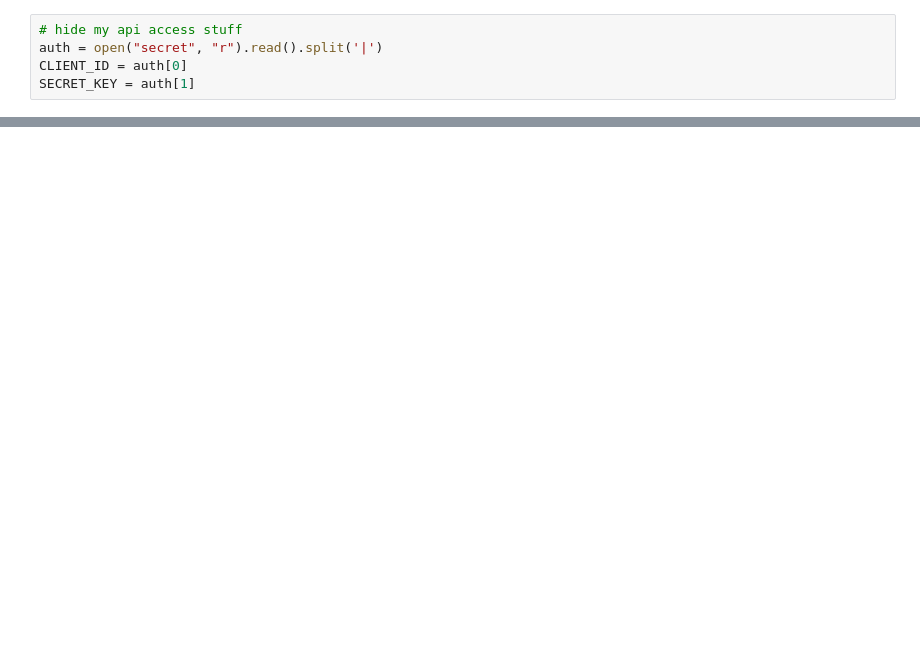
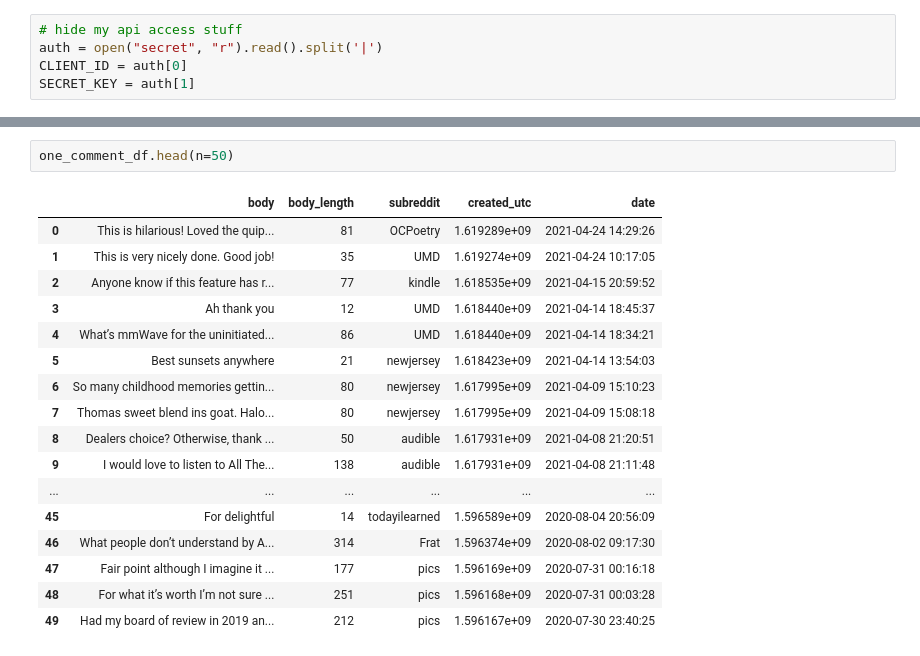
Before and after one commit to ariqbailey/ariqbailey.github.io, a Jupyter notebook: reddit-common-interests/Final_Project.ipynb, the cells around one changed output, grey strips where cells are left out. Drawn from its saved outputs; the diff is of its cells as text; blank space fills up the shorter version.

```diff
--- a/reddit-common-interests/Final_Project.ipynb
+++ b/reddit-common-interests/Final_Project.ipynb
@@ -78,0 +54,20 @@ one_post_df.head()
+# %%
+one_comment_df.head(n=50)
+# %% [output]
+|  | body | body_length | subreddit | created_utc | date |
+| 0 | This is hilarious! Loved the quip... | 81 | OCPoetry | 1.619289e+09 | 2021-04-24 14:29:26 |
+| 1 | This is very nicely done. Good job! | 35 | UMD | 1.619274e+09 | 2021-04-24 10:17:05 |
+| 2 | Anyone know if this feature has r... | 77 | kindle | 1.618535e+09 | 2021-04-15 20:59:52 |
+| 3 | Ah thank you | 12 | UMD | 1.618440e+09 | 2021-04-14 18:45:37 |
+| 4 | What’s mmWave for the uninitiated... | 86 | UMD | 1.618440e+09 | 2021-04-14 18:34:21 |
+| 5 | Best sunsets anywhere | 21 | newjersey | 1.618423e+09 | 2021-04-14 13:54:03 |
+| 6 | So many childhood memories gettin... | 80 | newjersey | 1.617995e+09 | 2021-04-09 15:10:23 |
+| 7 | Thomas sweet blend ins goat. Halo... | 80 | newjersey | 1.617995e+09 | 2021-04-09 15:08:18 |
+| 8 | Dealers choice? Otherwise, thank ... | 50 | audible | 1.617931e+09 | 2021-04-08 21:20:51 |
+| 9 | I would love to listen to All The... | 138 | audible | 1.617931e+09 | 2021-04-08 21:11:48 |
+| ... | ... | ... | ... | ... | ... |
+| 45 | For delightful | 14 | todayilearned | 1.596589e+09 | 2020-08-04 20:56:09 |
+| 46 | What people don’t understand by A... | 314 | Frat | 1.596374e+09 | 2020-08-02 09:17:30 |
+| 47 | Fair point although I imagine it ... | 177 | pics | 1.596169e+09 | 2020-07-31 00:16:18 |
+| 48 | For what it’s worth I’m not sure ... | 251 | pics | 1.596168e+09 | 2020-07-31 00:03:28 |
+| 49 | Had my board of review in 2019 an... | 212 | pics | 1.596167e+09 | 2020-07-30 23:40:25 |
```
Also changed, not shown: parts of 17 cells of this notebook.
